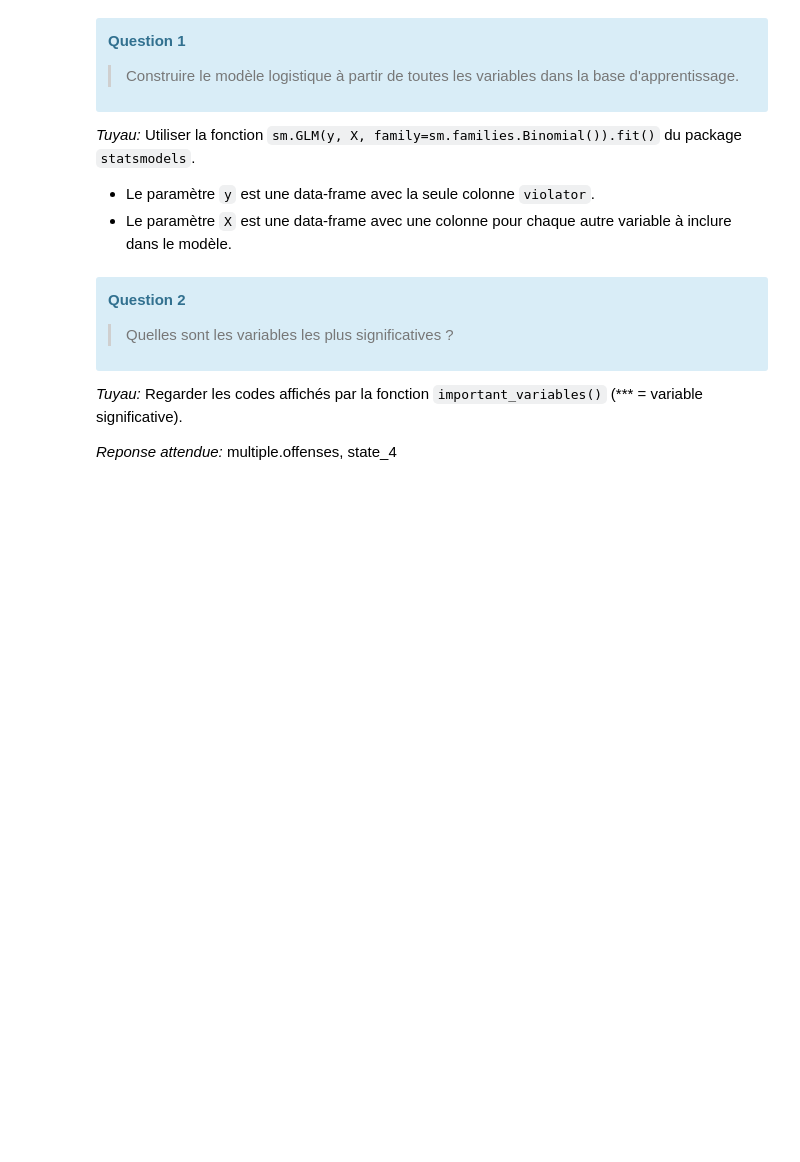
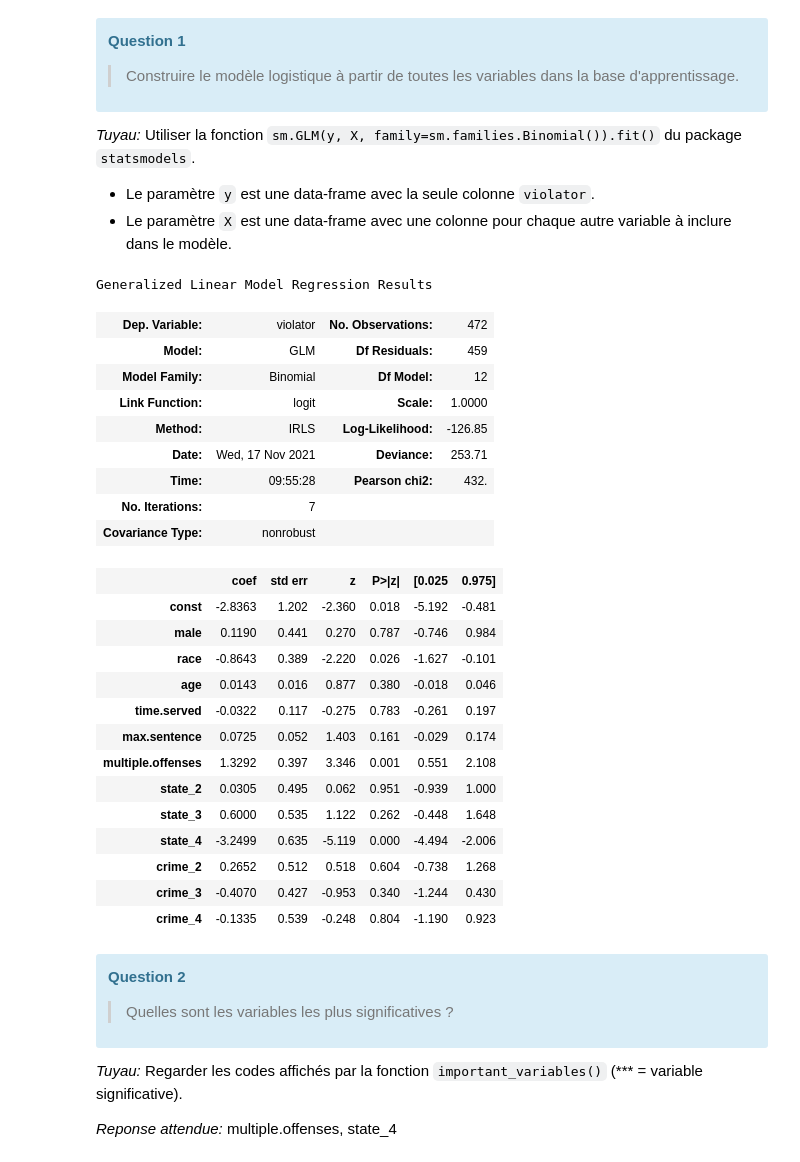
Before and after one commit to bagurb/Apprentissage_Automatique, a Jupyter notebook: TP1/TP_logistique/sujet.ipynb, the cells around one changed output. Drawn from its saved outputs; the diff is of its cells as text; code cells hidden in the pictures; blank space fills up the shorter version.

```diff
--- a/TP1/TP_logistique/sujet.ipynb
+++ b/TP1/TP_logistique/sujet.ipynb
@@ -271,0 +285,4 @@ parole_dummies.head()
+# %%
+parole_dummies = parole.loc[:,(parole.columns != 'state')&(parole.columns != 'crime')].join(pd.get_dummies(parole["state"], prefix="state").join(pd.get_dummies(parole["crime"],prefix="crime")))
+
+parole_dummies.head()
@@ -286,6 +310,5 @@ parole_dummies.head()
  - state_2, state_3, state_4;
  - crime_2, crime_3, crime_4.
 # %%
-parole_dummies
-
+parole_dummies = parole_dummies.drop(columns=["state_1","crime_1"])
 parole_dummies.head()
@@ -380,11 +429,36 @@ Maintenant, nous allons construire un modèle de classification binaire à parti
 # %%
 X_train = train.drop('violator', axis=1)
 X_train = sm.add_constant(X_train)
 y_train = train['violator']
 
-modele = None
+modele = sm.GLM(y_train,X_train,family=sm.families.Binomial()).fit()
 
 modele.summary()
+# %% [output]
+Generalized Linear Model Regression Results
+| Dep. Variable: | violator | No. Observations: | 472 |
+| Model: | GLM | Df Residuals: | 459 |
+| Model Family: | Binomial | Df Model: | 12 |
+| Link Function: | logit | Scale: | 1.0000 |
+| Method: | IRLS | Log-Likelihood: | -126.85 |
+| Date: | Wed, 17 Nov 2021 | Deviance: | 253.71 |
+| Time: | 09:55:28 | Pearson chi2: | 432. |
+| No. Iterations: | 7 |  |  |
+| Covariance Type: | nonrobust |  |  |
+|  | coef | std err | z | P>|z| | [0.025 | 0.975] |
+| const | -2.8363 | 1.202 | -2.360 | 0.018 | -5.192 | -0.481 |
+| male | 0.1190 | 0.441 | 0.270 | 0.787 | -0.746 | 0.984 |
+| race | -0.8643 | 0.389 | -2.220 | 0.026 | -1.627 | -0.101 |
+| age | 0.0143 | 0.016 | 0.877 | 0.380 | -0.018 | 0.046 |
+| time.served | -0.0322 | 0.117 | -0.275 | 0.783 | -0.261 | 0.197 |
+| max.sentence | 0.0725 | 0.052 | 1.403 | 0.161 | -0.029 | 0.174 |
+| multiple.offenses | 1.3292 | 0.397 | 3.346 | 0.001 | 0.551 | 2.108 |
+| state_2 | 0.0305 | 0.495 | 0.062 | 0.951 | -0.939 | 1.000 |
+| state_3 | 0.6000 | 0.535 | 1.122 | 0.262 | -0.448 | 1.648 |
+| state_4 | -3.2499 | 0.635 | -5.119 | 0.000 | -4.494 | -2.006 |
+| crime_2 | 0.2652 | 0.512 | 0.518 | 0.604 | -0.738 | 1.268 |
+| crime_3 | -0.4070 | 0.427 | -0.953 | 0.340 | -1.244 | 0.430 |
+| crime_4 | -0.1335 | 0.539 | -0.248 | 0.804 | -1.190 | 0.923 |
 # %% [markdown]
 <div class="alert alert-info">
 
```
Also changed, not shown: parts of 43 cells of this notebook.
